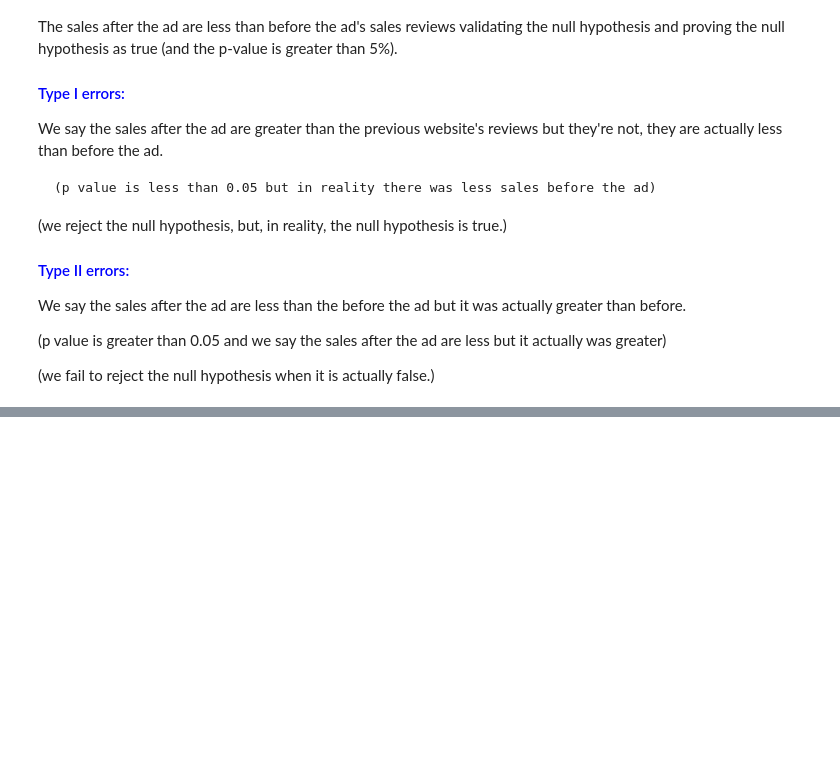
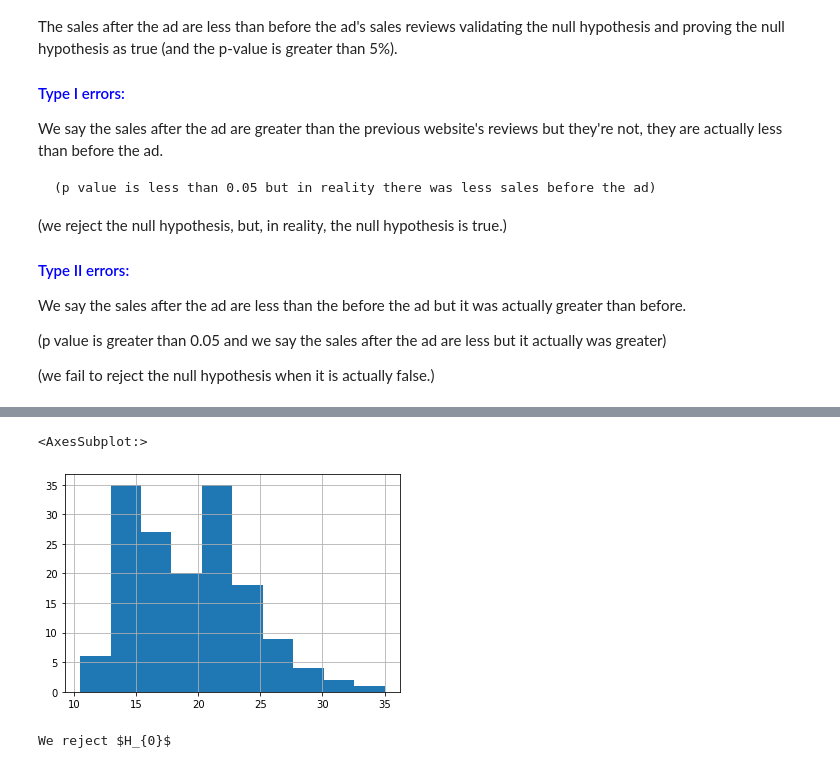
Before and after one commit to veronica-f-reyes/statistics-exercises, a Jupyter notebook: hypothesis_testing.ipynb, the cells around one changed output, grey strips where cells are left out. Drawn from its saved outputs; the diff is of its cells as text; code cells hidden in the pictures; blank space fills up the shorter version.

```diff
--- a/hypothesis_testing.ipynb
+++ b/hypothesis_testing.ipynb
@@ -126,0 +324,14 @@ We say the sales after the ad are less than the before the ad but it was actuall
+# %%
+mpg_auto.hist()
+# %% [output]
+<AxesSubplot:>
+[figure, added]
+# %%
+if p/2 > alpha:
+    print("We fail to reject $H_{0}$")
+elif t < 0:
+    print("We fail to reject $H_{0}$ & t < 0")
+else:
+    print("We reject $H_{0}$ ")
+# %% [output]
+We reject $H_{0}$
```
Also changed, not shown: parts of 37 cells of this notebook, 1 other file.
